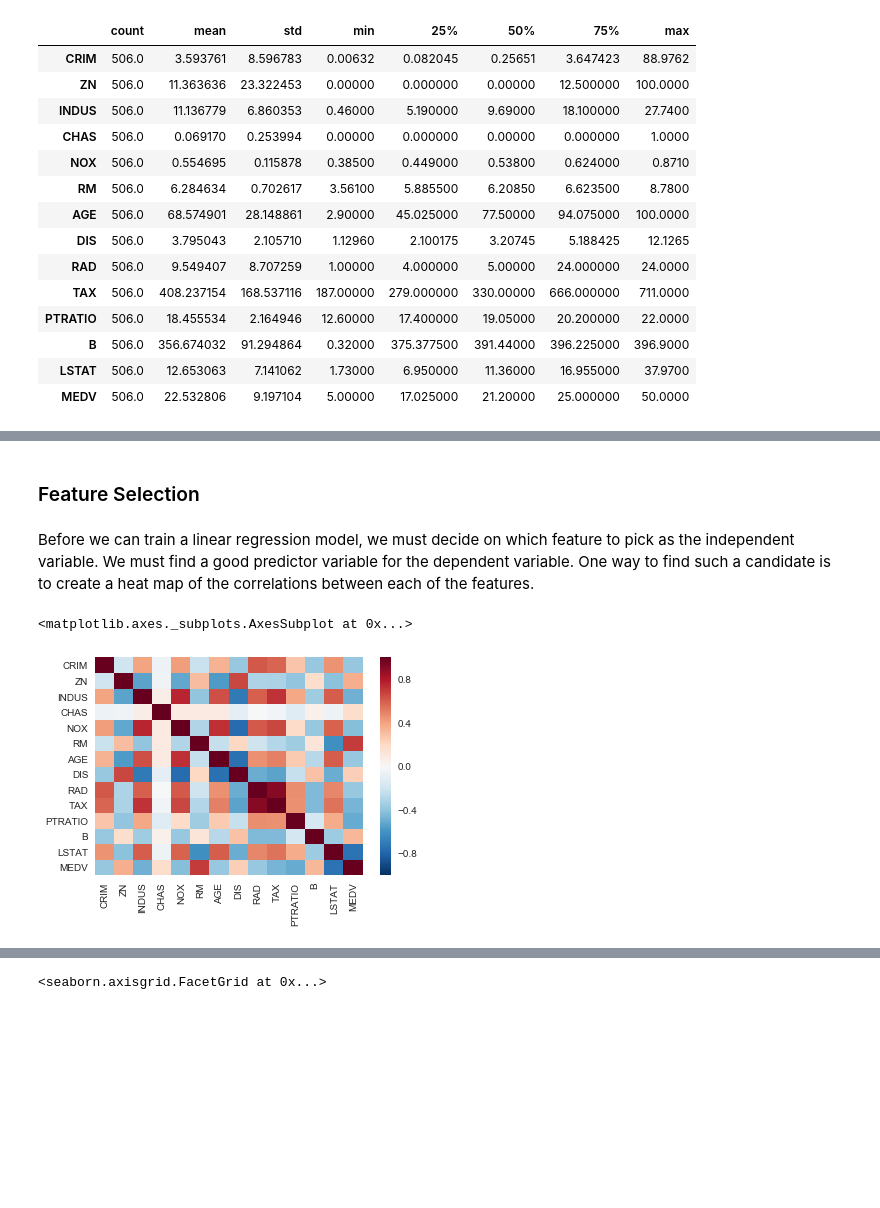
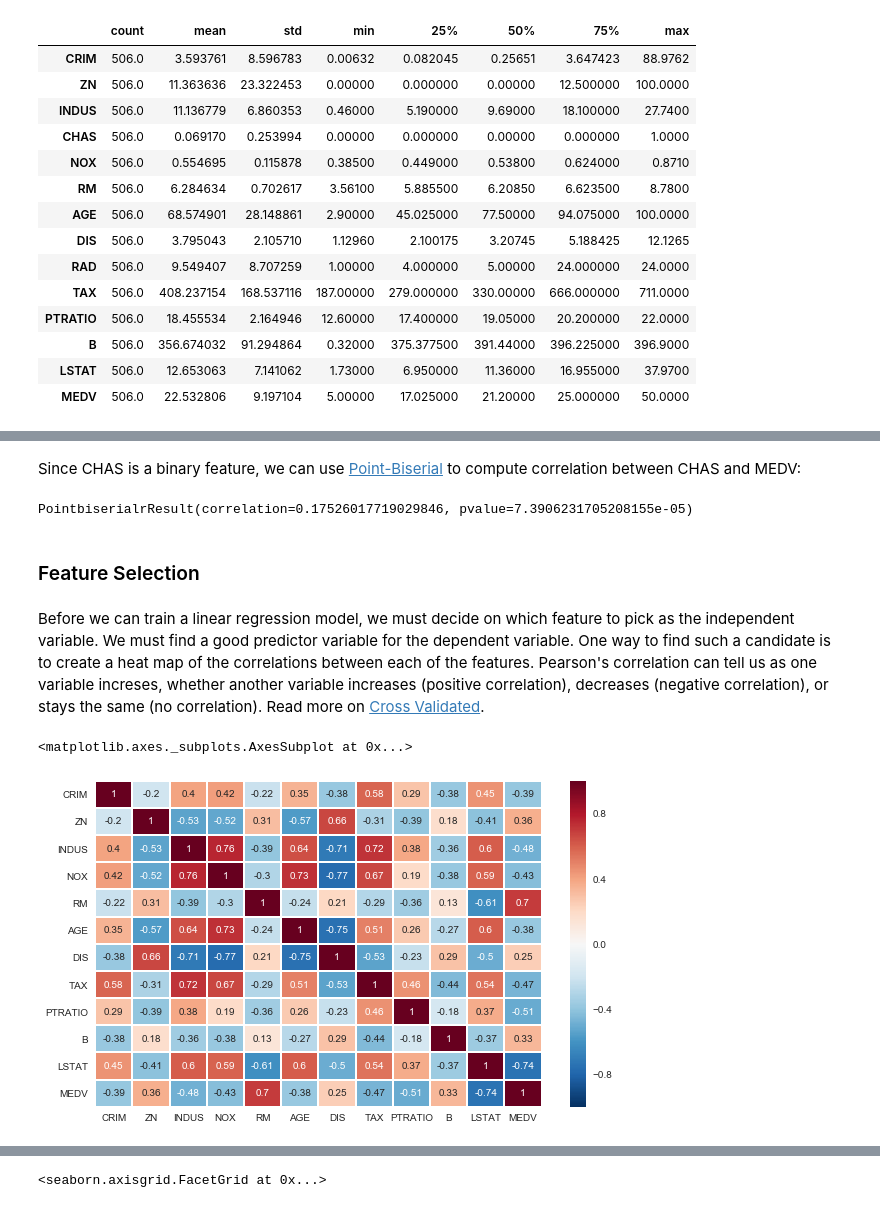
Before and after one commit to sheikhomar/ml, a Jupyter notebook: linear-regression.ipynb, the cells around one changed output, grey strips where cells are left out. Cells and saved outputs as stored; diff of their text form; code cells hidden in the pictures; blank space fills up the shorter version.

Commit message:
Update linear regression notebook.

```diff
--- a/linear-regression.ipynb
+++ b/linear-regression.ipynb
@@ -134,10 +259,18 @@ df.describe().transpose()
+# %% [markdown]
+Since CHAS is a binary feature, we can use <a href="https://www.andrews.edu/~calkins/math/edrm611/edrm13.htm">Point-Biserial</a> to compute correlation between CHAS and MEDV:
+# %%
+from scipy import stats
+stats.pointbiserialr(df['CHAS'], df['MEDV'])
+# %% [output]
+PointbiserialrResult(correlation=0.17526017719029846, pvalue=7.3906231705208155e-05)
 # %% [markdown]
 ### Feature Selection
 # %% [markdown]
-Before we can train a linear regression model, we must decide on which feature to pick as the independent variable. We must find a good predictor variable for the dependent variable. One way to find such a candidate is to create a heat map of the correlations between each of the features.
+Before we can train a linear regression model, we must decide on which feature to pick as the independent variable. We must find a good predictor variable for the dependent variable. One way to find such a candidate is to create a heat map of the correlations between each of the features. Pearson's correlation can tell us as one variable increses, whether another variable increases (positive correlation), decreases (negative correlation), or stays the same (no correlation). Read more on <a href="https://stats.stackexchange.com/questions/119835/correlation-between-a-nominal-iv-and-a-continuous-dv-variable">Cross Validated</a>.
-# %%
-sns.heatmap(df.corr())
-# %% [output]
-<matplotlib.axes._subplots.AxesSubplot at 0x...>
-[figure, removed]
+# %%
+plt.figure(figsize = (10,6))
+sns.heatmap(df.corr(), annot=True, linewidths=1)
+# %% [output]
+<matplotlib.axes._subplots.AxesSubplot at 0x...>
+[figure, added]
 # %% [markdown]
```
Also changed, not shown: parts of 23 cells of this notebook.
